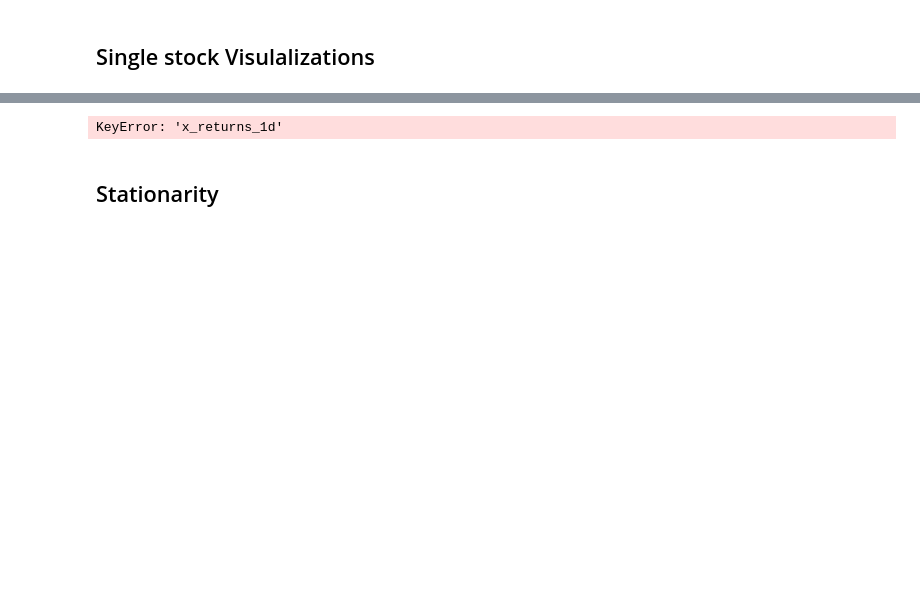
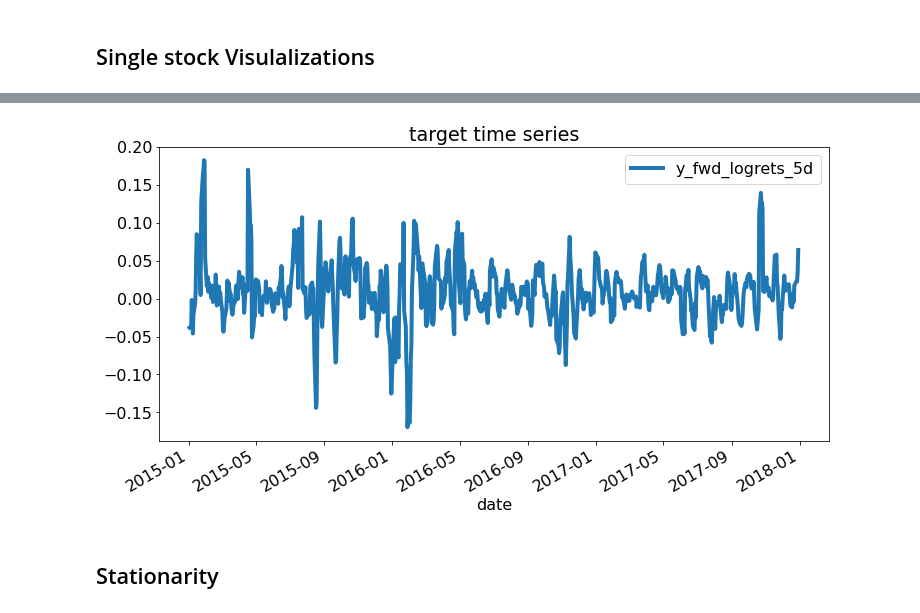
Before and after one commit to tina-manualrg/tina-lab-qtrading, a Jupyter notebook: notebooks/0012_targets.ipynb, the cells around one changed output, grey strips where cells are left out. Saved outputs shown, nothing was run; the diff lists cells and outputs as text; code cells hidden in the pictures; blank space fills up the shorter version.

```diff
--- a/notebooks/0012_targets.ipynb
+++ b/notebooks/0012_targets.ipynb
@@ -133,2 +121,0 @@ dtype: int64
-# %%
-feats_and_targets['x_returns_5d'] = feats_and_targets['x_returns_5d'].fillna(0)
@@ -182,7 +161,9 @@ singl_stock.plot(y=tags.CLOSE)
 # %%
-singl_stock.plot(y='x_returns_1d')
+singl_stock.plot(y=tags.TARGET)
+plt.title('target time series')
+plt.show()
 # %% [output]
-KeyError: 'x_returns_1d'
+[figure, added]
 # %% [markdown]
 ## Stationarity
 # %%
```
Also changed, not shown: parts of 29 cells of this notebook, 5 other files.
